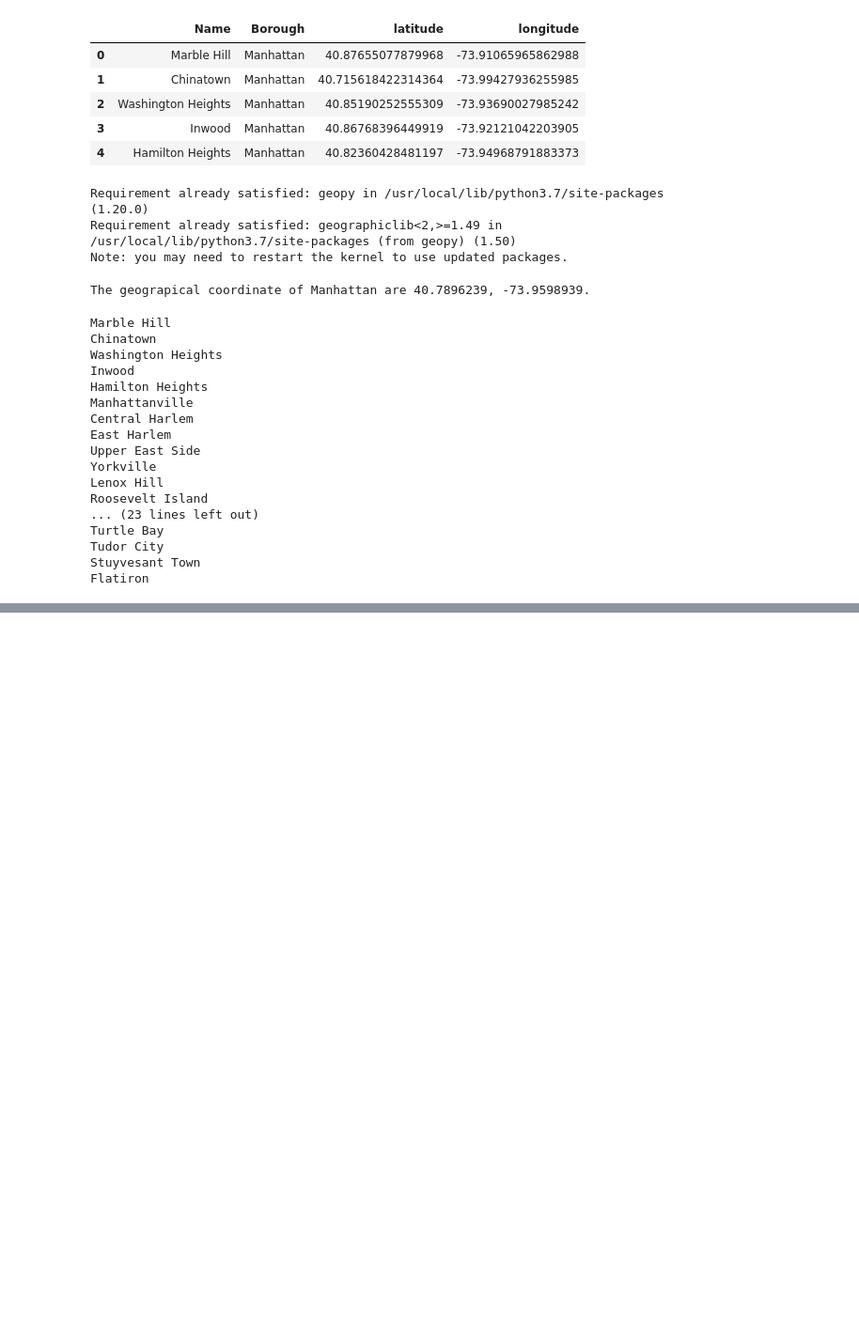
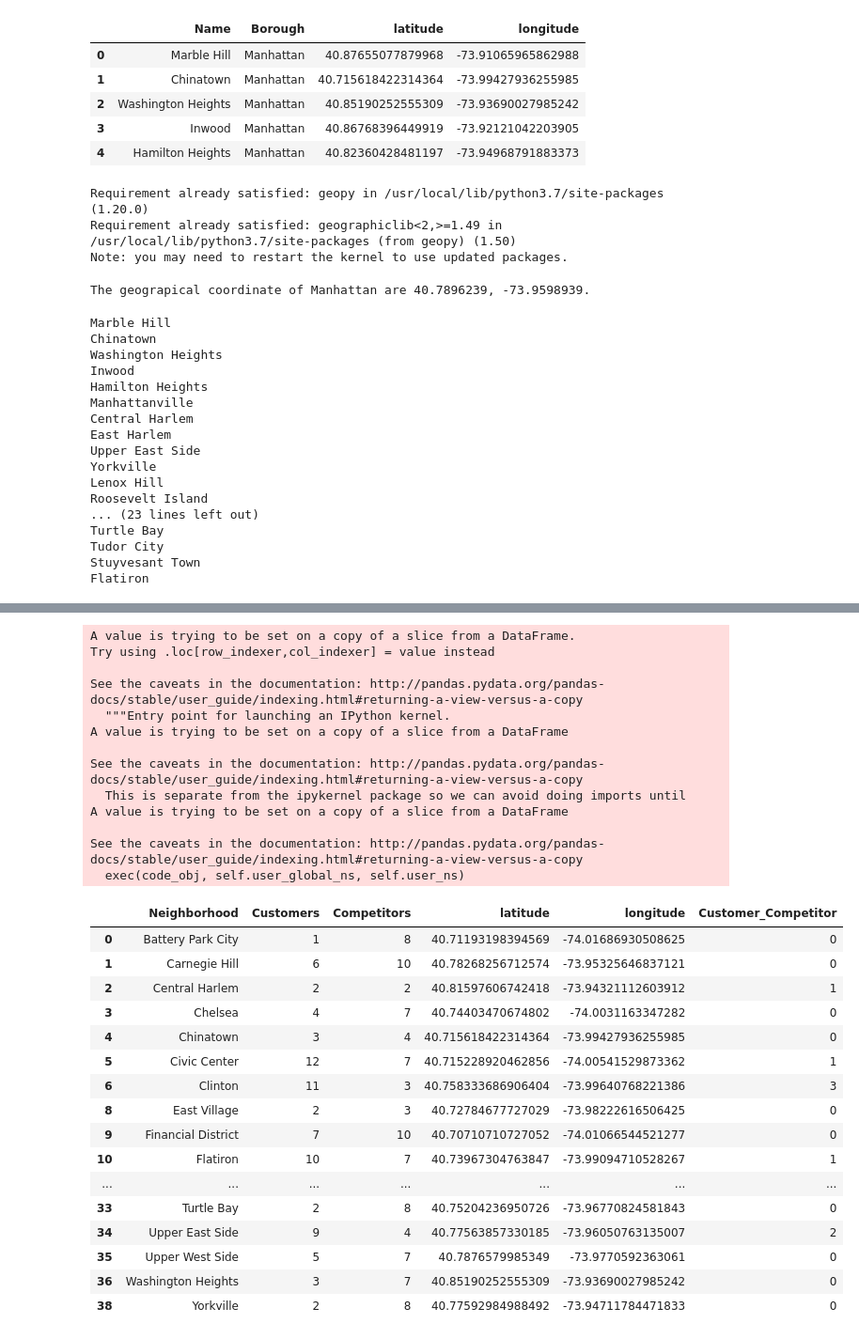
Before and after one commit to pmukher/Coursera_Capstone, a Jupyter notebook: NewYork_Coffee_Shops_Location_Explorer.ipynb, the cells around one changed output, grey strips where cells are left out. Shown: that part at 94% size. Saved outputs shown, nothing was run; the diff lists cells and outputs as text; code cells hidden in the pictures; blank space fills up the shorter version.

```diff
--- a/NewYork_Coffee_Shops_Location_Explorer.ipynb
+++ b/NewYork_Coffee_Shops_Location_Explorer.ipynb
@@ -286,0 +381,4 @@ plt.show()
+# %%
+del manhattan_caffe_neighborhoods['Name']
+del manhattan_caffe_neighborhoods['Borough']
+manhattan_caffe_neighborhoods = manhattan_caffe_neighborhoods[manhattan_caffe_neighborhoods.Customers != 0]
@@ -286,0 +405,36 @@ plt.show()
+# %%
+manhattan_caffe_neighborhoods['Customer_Competitor'] = 0
+for index, row in manhattan_caffe_neighborhoods.iterrows():
+    manhattan_caffe_neighborhoods['Customer_Competitor'][index] = df['Customers'][index] / df['Competitors'][index]
+manhattan_caffe_neighborhoods
+# %% [output]
+A value is trying to be set on a copy of a slice from a DataFrame.
+Try using .loc[row_indexer,col_indexer] = value instead
+
+See the caveats in the documentation: http://pandas.pydata.org/pandas-docs/stable/user_guide/indexing.html#returning-a-view-versus-a-copy
+  """Entry point for launching an IPython kernel.
+A value is trying to be set on a copy of a slice from a DataFrame
+
+See the caveats in the documentation: http://pandas.pydata.org/pandas-docs/stable/user_guide/indexing.html#returning-a-view-versus-a-copy
+  This is separate from the ipykernel package so we can avoid doing imports until
+A value is trying to be set on a copy of a slice from a DataFrame
+
+See the caveats in the documentation: http://pandas.pydata.org/pandas-docs/stable/user_guide/indexing.html#returning-a-view-versus-a-copy
+  exec(code_obj, self.user_global_ns, self.user_ns)
+|  | Neighborhood | Customers | Competitors | latitude | longitude | Customer_Competitor |
+| 0 | Battery Park City | 1 | 8 | 40.71193198394569 | -74.01686930508625 | 0 |
+| 1 | Carnegie Hill | 6 | 10 | 40.78268256712574 | -73.95325646837121 | 0 |
+| 2 | Central Harlem | 2 | 2 | 40.81597606742418 | -73.94321112603912 | 1 |
+| 3 | Chelsea | 4 | 7 | 40.74403470674802 | -74.0031163347282 | 0 |
+| 4 | Chinatown | 3 | 4 | 40.715618422314364 | -73.99427936255985 | 0 |
+| 5 | Civic Center | 12 | 7 | 40.715228920462856 | -74.00541529873362 | 1 |
+| 6 | Clinton | 11 | 3 | 40.758333686906404 | -73.99640768221386 | 3 |
+| 8 | East Village | 2 | 3 | 40.72784677727029 | -73.98222616506425 | 0 |
+| 9 | Financial District | 7 | 10 | 40.70710710727052 | -74.01066544521277 | 0 |
+| 10 | Flatiron | 10 | 7 | 40.73967304763847 | -73.99094710528267 | 1 |
+| ... | ... | ... | ... | ... | ... | ... |
+| 33 | Turtle Bay | 2 | 8 | 40.75204236950726 | -73.96770824581843 | 0 |
+| 34 | Upper East Side | 9 | 4 | 40.77563857330185 | -73.96050763135007 | 2 |
+| 35 | Upper West Side | 5 | 7 | 40.7876579985349 | -73.9770592363061 | 0 |
+| 36 | Washington Heights | 3 | 7 | 40.85190252555309 | -73.93690027985242 | 0 |
+| 38 | Yorkville | 2 | 8 | 40.77592984988492 | -73.94711784471833 | 0 |
```
Also changed, not shown: parts of 16 cells of this notebook.
